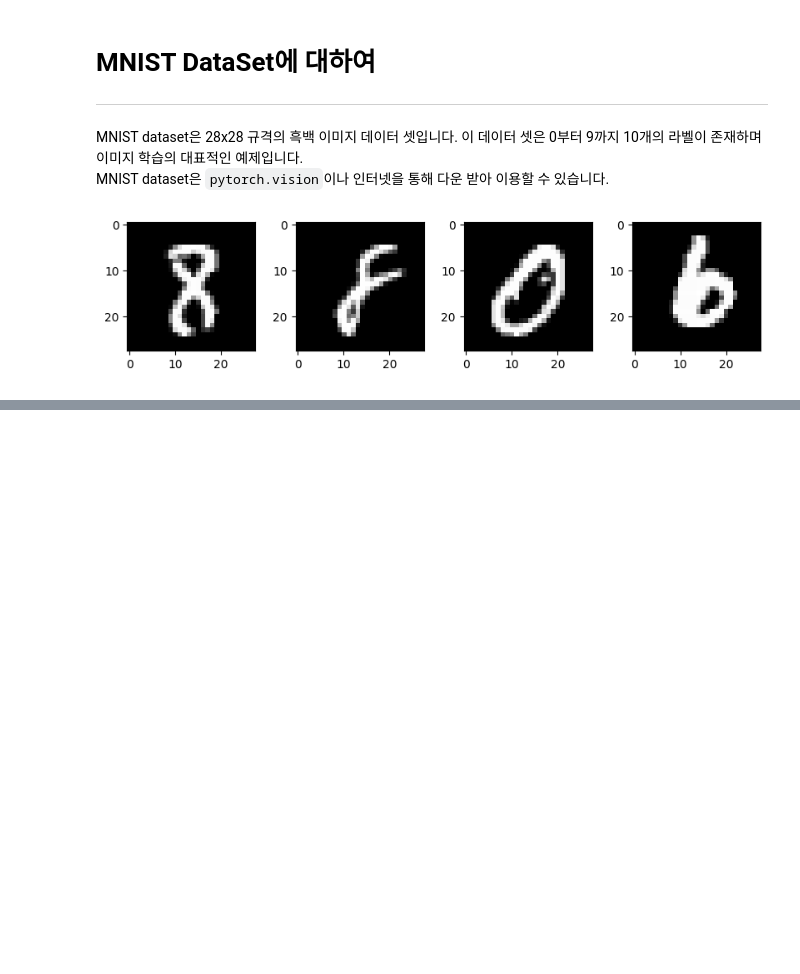
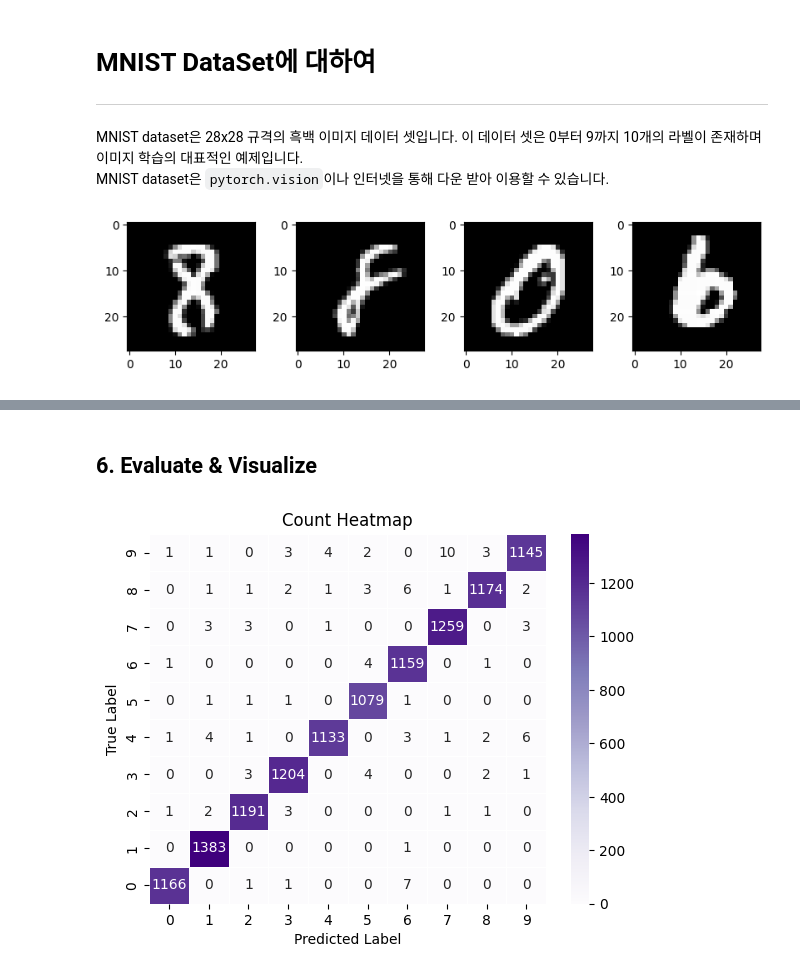
Before and after one commit to Sarang-Han/MNIST-Test, a Jupyter notebook: [코딩테스트_01 단계] 한사랑_컴공_2271064.ipynb, the cells around one changed output, grey strips where cells are left out. Cells and saved outputs as stored; diff of their text form; code cells hidden in the pictures; blank space fills up the shorter version.

```diff
--- a/[코딩테스트_01 단계] 한사랑_컴공_2271064.ipynb
+++ b/[코딩테스트_01 단계] 한사랑_컴공_2271064.ipynb
@@ -34,0 +347,33 @@ MNIST dataset은 `pytorch.vision`이나 인터넷을 통해 다운 받아 이용
+# %% [markdown]
+## 6. Evaluate & Visualize
+# %%
+from sklearn.metrics import confusion_matrix
+
+def plot_confusion_matrix(model, data_loader, classes):
+    model.eval()
+    all_preds, all_labels = [], []
+
+    with torch.no_grad():
+        for images, labels in data_loader:
+            images, labels = images.to(device), labels.to(device)
+            _, predicted = model(images).max(1)
+            all_preds.extend(predicted.cpu().numpy())
+            all_labels.extend(labels.cpu().numpy())
+
+    # 혼동 행렬 계산 및 반전
+    cm = confusion_matrix(all_labels, all_preds)[::-1, :]
+
+    # 히트맵 시각화
+    sns.heatmap(cm, annot=True, fmt=".0f", cmap='Purples', linewidths=0.5, xticklabels=classes, yticklabels=classes[::-1])
+    plt.xlabel('Predicted Label')
+    plt.ylabel('True Label')
+    plt.title('Count Heatmap')
+    plt.show()
+
+# 클래스 리스트 정의
+classes = ['0', '1', '2', '3', '4', '5', '6', '7', '8', '9']
+
+# 히트맵 생성
+plot_confusion_matrix(model, val_loader, classes)
+# %% [output]
+[figure, added]
```
Also changed, not shown: parts of 17 cells of this notebook, 1 other file.
